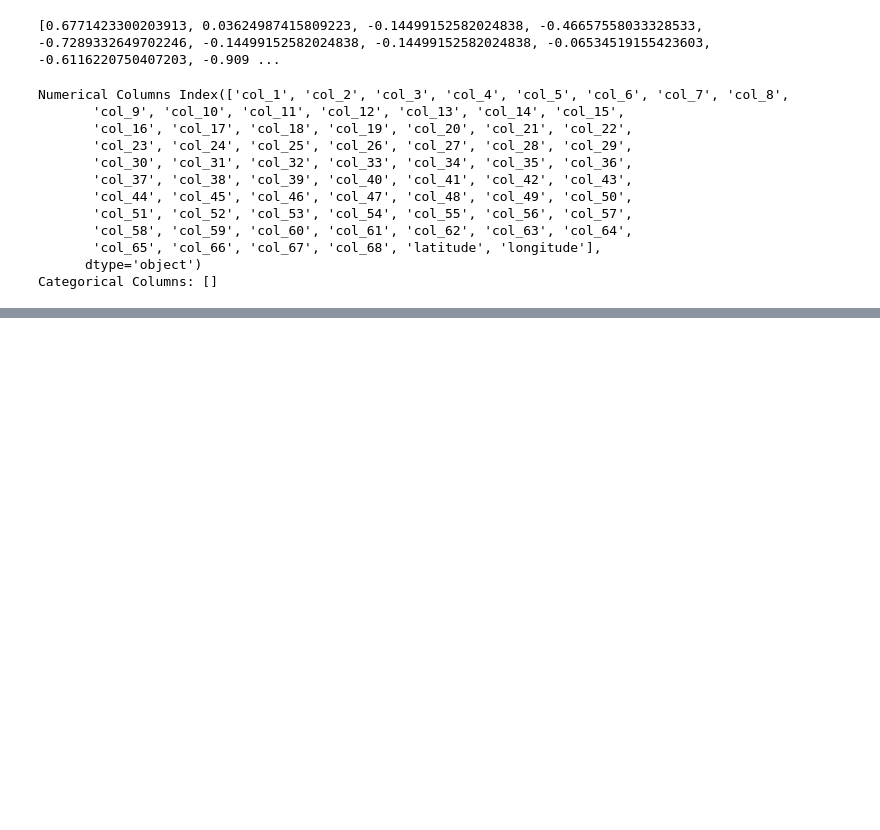
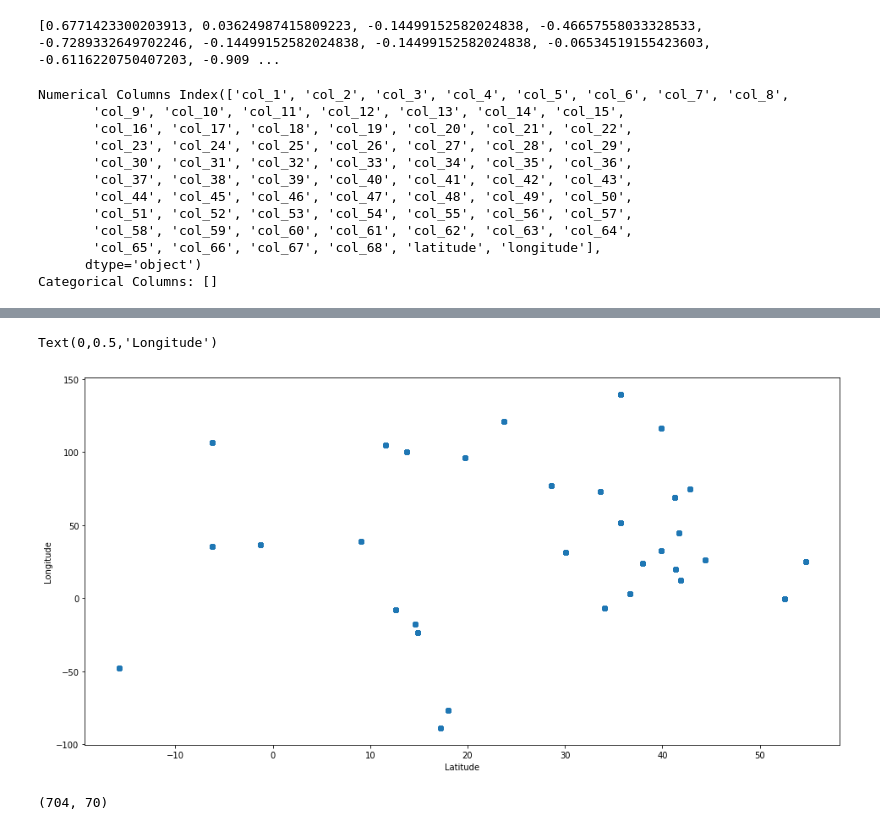
Before and after one commit to NikhilMunna/SDA-dataAnalysis, a Jupyter notebook: Project Analysis.ipynb, the cells around one changed output, grey strips where cells are left out. Drawn from its saved outputs; the diff is of its cells as text; code cells hidden in the pictures; blank space fills up the shorter version.

```diff
--- a/Project Analysis.ipynb
+++ b/Project Analysis.ipynb
@@ -185,3 +185,5 @@ Numerical Columns Index(['col_1', 'col_2', 'col_3', 'col_4', 'col_5', 'col_6', '
        'col_65', 'col_66', 'col_67', 'col_68', 'latitude', 'longitude'],
       dtype='object')
 Categorical Columns: []
+# %%
+z_scores = np.abs(stats.zscore(data))
@@ -187,0 +239,14 @@ Categorical Columns: []
+# %%
+refined_data = data[(z_scores < 3).all(axis=1)]
+# %%
+fig, ax = plt.subplots(figsize=(16,8))
+ax.scatter(refined_data["latitude"], refined_data["longitude"])
+ax.set_xlabel('Latitude')
+ax.set_ylabel('Longitude')
+# %% [output]
+Text(0,0.5,'Longitude')
+[figure, added]
+# %%
+refined_data.shape
+# %% [output]
+(704, 70)
```
Also changed, not shown: parts of 24 cells of this notebook.
